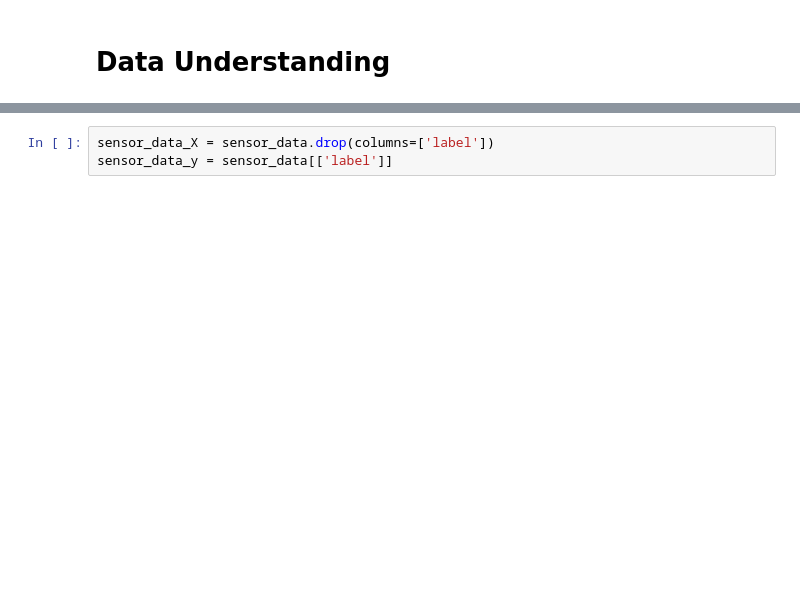
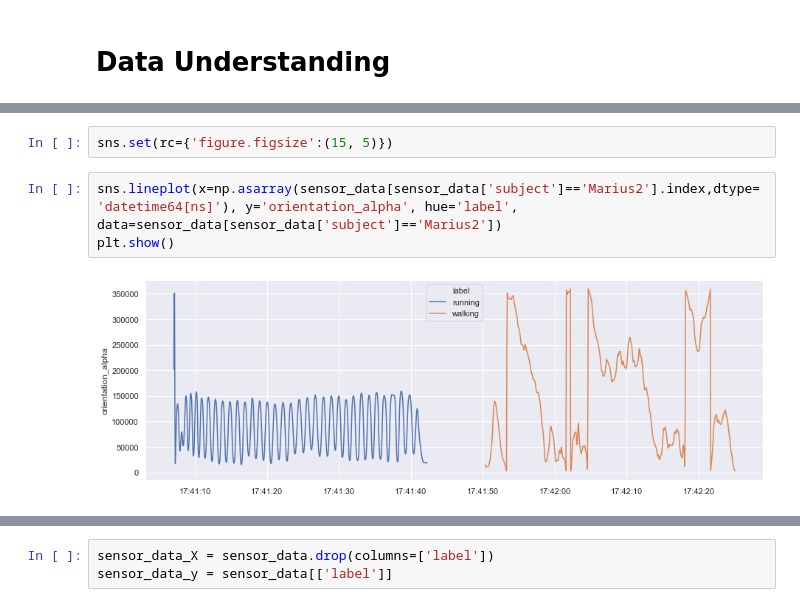
Before and after one commit to ma-rius/sensor-classification, a Jupyter notebook: sensor_classification.ipynb, the cells around one changed output, grey strips where cells are left out. Drawn from its saved outputs; the diff is of its cells as text; blank space fills up the shorter version.

```diff
--- a/sensor_classification.ipynb
+++ b/sensor_classification.ipynb
@@ -29,0 +64,7 @@ sensor_data = result['orientation']
+# %%
+sns.set(rc={'figure.figsize':(15, 5)})
+# %%
+sns.lineplot(x=np.asarray(sensor_data[sensor_data['subject']=='Marius2'].index,dtype='datetime64[ns]'), y='orientation_alpha', hue='label', data=sensor_data[sensor_data['subject']=='Marius2'])
+plt.show()
+# %% [output]
+[figure, added]
```
Also changed, not shown: parts of 64 cells of this notebook.
